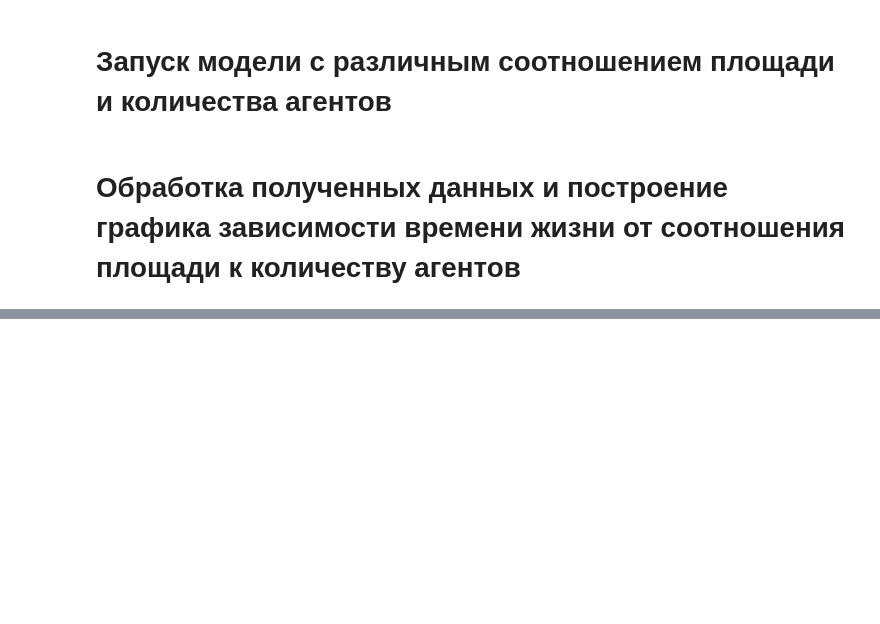
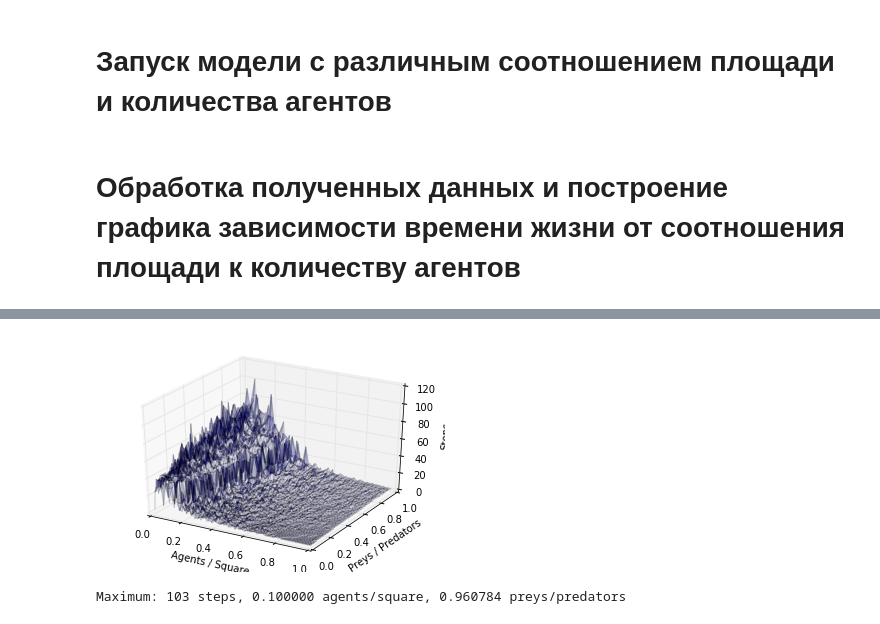
Before and after one commit to Zhuikov/predator-prey, a Jupyter notebook: notebooks/ModelLaunchExample.ipynb, the cells around one changed output, grey strips where cells are left out. Cells and saved outputs as stored; diff of their text form; code cells hidden in the pictures; blank space fills up the shorter version.

```diff
--- a/notebooks/ModelLaunchExample.ipynb
+++ b/notebooks/ModelLaunchExample.ipynb
@@ -119,0 +122,13 @@ Maximum: 85.200000 steps, 0.081000 ratio
+# %%
+number = 100
+data = [[], [], []]
+
+for i in range(1, 1 + number):
+    for j in range(1, int(5000/number)):
+        x = (2 * (5000 / number) * i) / (100*100)
+        y = (j * i) / ((2 * 5000/number - j) * i)
+        s = start_model("S", 100, 100, j * i, (2 * 5000/number - j) * i, 123)
+        if s >= 0:
+            data[0].append(x)
+            data[1].append(y)
+            data[2].append(s)
@@ -119,0 +137,23 @@ Maximum: 85.200000 steps, 0.081000 ratio
+# %%
+from mpl_toolkits.mplot3d import Axes3D
+fig = plt.figure()
+ax = fig.gca(projection='3d')
+ax.plot_trisurf(data[0], data[1], data[2], alpha=0.1)
+ax.set_xlabel('Agents / Square')
+ax.set_ylabel('Preys / Predators')
+ax.set_zlabel('Steps')
+plt.show()
+
+maximum = 0
+ratio1 = 0
+ratio2 = 0
+for i in range(0, len(data[2])):
+    if data[2][i] > maximum:
+        maximum = data[2][i]
+        ratio1 = data[0][i]
+        ratio2 = data[1][i]
+
+print(("Maximum: %i steps, %f agents/square, %f preys/predators") % (maximum, ratio1, ratio2))
+# %% [output]
+[figure, added]
+Maximum: 103 steps, 0.100000 agents/square, 0.960784 preys/predators
```
Also changed, not shown: parts of 5 cells of this notebook.
